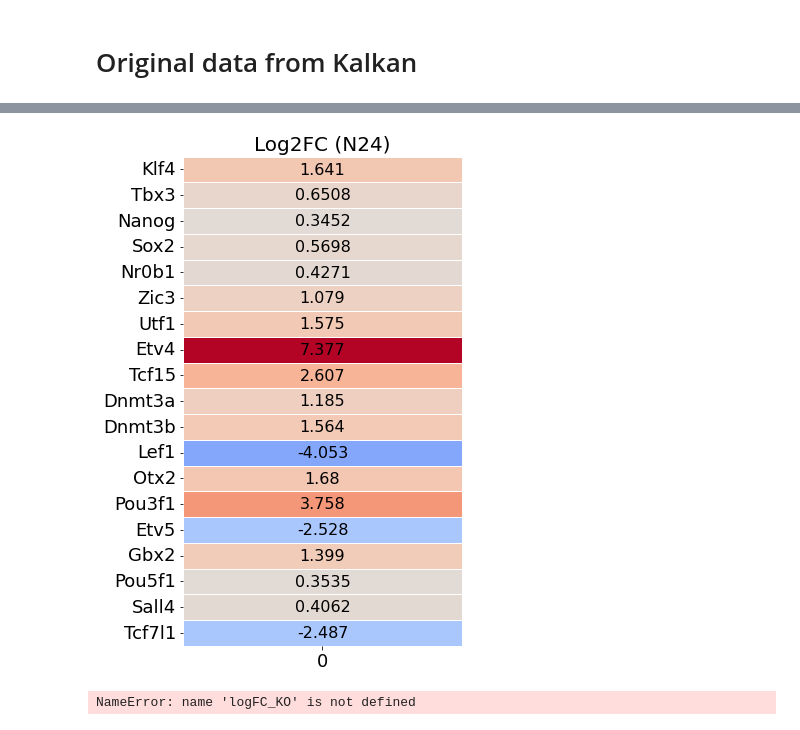
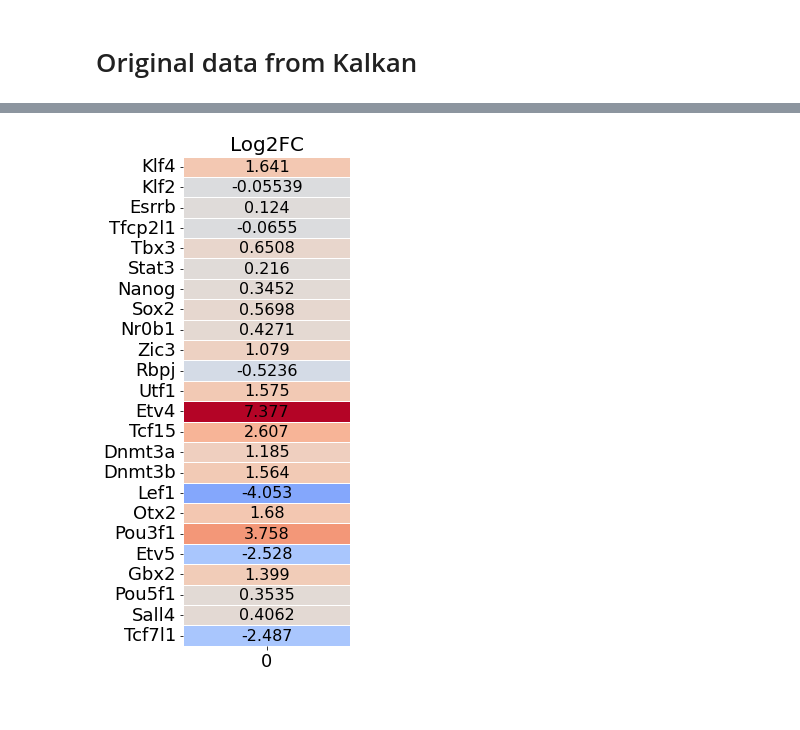
Before and after one commit to CleliaCorridori/GRN_Inference_CODE, a Jupyter notebook: Kalkan KO.ipynb, the cells around one changed output, grey strips where cells are left out. Cells and saved outputs as stored; diff of their text form; code cells hidden in the pictures.

```diff
--- a/Kalkan KO.ipynb
+++ b/Kalkan KO.ipynb
@@ -53,6 +53,20 @@ df_KO_2=df_KO_2[df_KO_2.index.isin(genes_order)].reindex(genes_order)
 # %%
 # select only the columns that contains "log2FC" in the name
-df_KO_2 = df_KO_2.filter(regex='tKO')
+df_KO_2_sel = df_KO_2.filter(regex='tKO')
 
-df_KO_2.shape
+KO_logFC = df_KO_2_sel.iloc[:,:2]
+KO_logFC
+
+# remove rows with all nan values
+KO_logFC = KO_logFC.dropna(how='all')
+
+# check that the p-val is < 0.05
+# if (KO_logFC['padj [ETR-tKO.N-p5/Control.2i-p5]'] >0.05).any():
+#     print("There are p-values > 0.05")
+#     # find the genes with p-val > 0.05
+#     idx_pval = KO_lofFC['padj [ETR-tKO.N-p5/Control.2i-p5]'] >0.05
+# select only rows with p-val < 0.05
+# KO_logFC = KO_logFC[~idx_pval]
+
+KO_logFC.shape
 # %% [output]
@@ -127,13 +100,11 @@ if save_data:
 # %%
-plt.figure(figsize=(5,9))
-sns.heatmap(np.array(df_KO_2_sel.iloc[:,:1]), annot=True, fmt="g",
-            yticklabels=df_KO_2_sel.index,
+plt.figure(figsize=(3,9))
+sns.heatmap(np.array(KO_logFC.iloc[:,:1]), annot=True, fmt="g",
+            yticklabels=KO_logFC.index,
            cmap="coolwarm", cbar=False, center=0, linewidth=.5, annot_kws={"size":16, 'color':'black'})
 plt.xticks(fontsize=18)
 plt.yticks(fontsize=18)
-plt.title("Log2FC (N24)", fontsize=20)
+plt.title("Log2FC", fontsize=20)
 plt.show()
-logFC_KO.iloc[:,:1].shape
 # %% [output]
-[figure, old version]
+[figure, new version]
-NameError: name 'logFC_KO' is not defined
```
Also changed, not shown: parts of 12 cells of this notebook, 5 other files.
